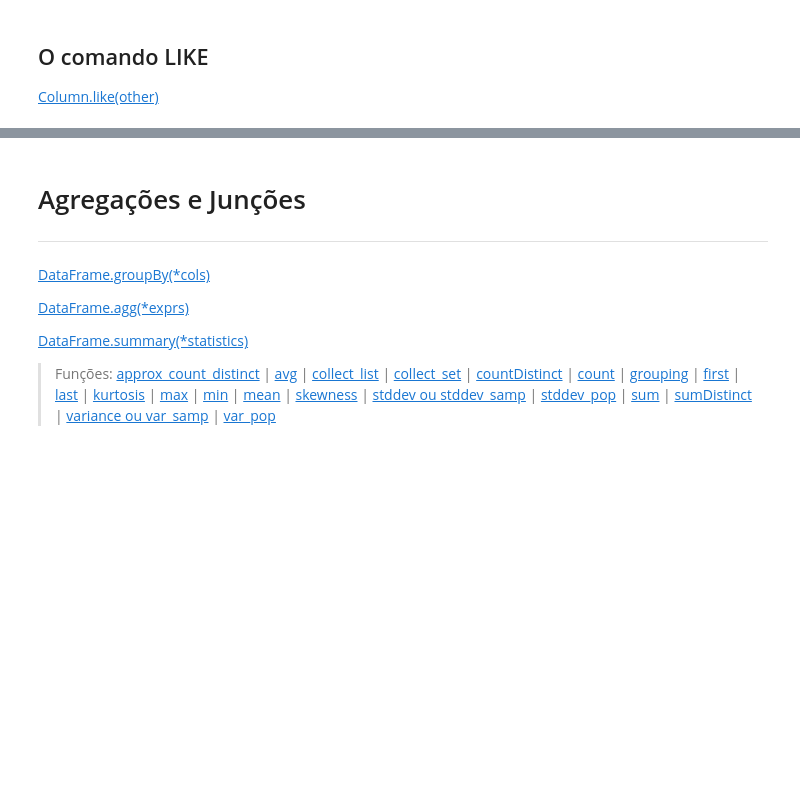
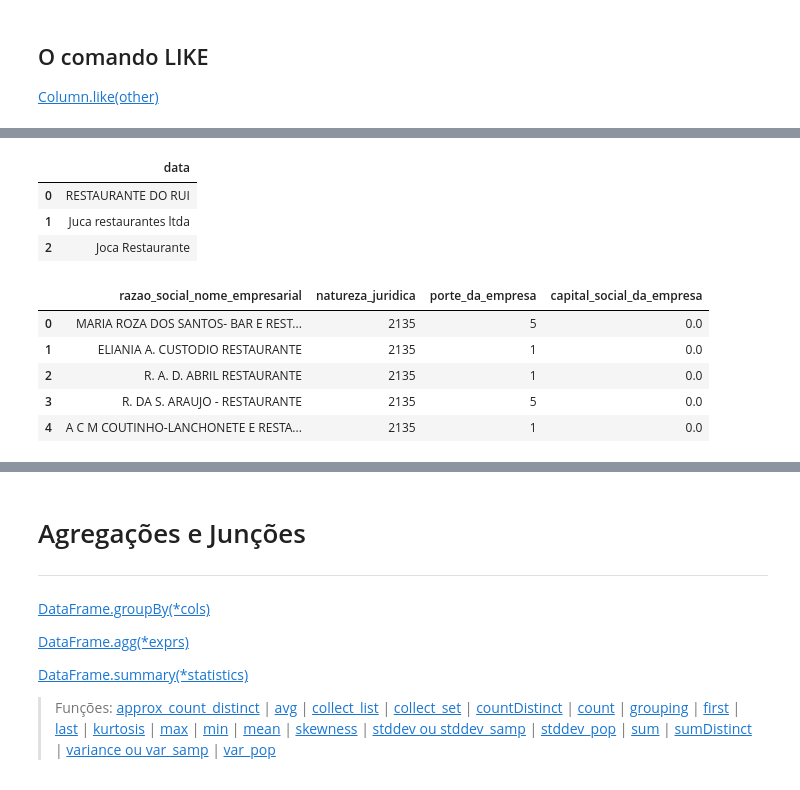
Before and after one commit to dandrade-silva/apache_spark, a Jupyter notebook: notebooks/aula0_projeto_spark.ipynb, the cells around one changed output, grey strips where cells are left out. Cells and saved outputs as stored; diff of their text form; code cells hidden in the pictures; blank space fills up the shorter version.

```diff
--- a/notebooks/aula0_projeto_spark.ipynb
+++ b/notebooks/aula0_projeto_spark.ipynb
@@ -537,0 +862,23 @@ df.toPandas()
+# %%
+# % é equvalente a um, nenhum ou vários caracteres
+df\
+    .where(f.upper(df.data).like('%RESTAURANTE%'))\
+    .toPandas()
+# %% [output]
+|  | data |
+| 0 | RESTAURANTE DO RUI |
+| 1 | Juca restaurantes ltda |
+| 2 | Joca Restaurante |
+# %%
+empresas\
+    .select('razao_social_nome_empresarial', 'natureza_juridica', 'porte_da_empresa', 'capital_social_da_empresa')\
+    .where(f.upper(empresas['razao_social_nome_empresarial']).like('%RESTAURANTE'))\
+    .limit(5)\
+    .toPandas()
+# %% [output]
+|  | razao_social_nome_empresarial | natureza_juridica | porte_da_empresa | capital_social_da_empresa |
+| 0 | MARIA ROZA DOS SANTOS- BAR E REST... | 2135 | 5 | 0.0 |
+| 1 | ELIANIA A. CUSTODIO RESTAURANTE | 2135 | 1 | 0.0 |
+| 2 | R. A. D. ABRIL RESTAURANTE | 2135 | 1 | 0.0 |
+| 3 | R. DA S. ARAUJO - RESTAURANTE | 2135 | 5 | 0.0 |
+| 4 | A C M COUTINHO-LANCHONETE E RESTA... | 2135 | 1 | 0.0 |
```
Also changed, not shown: parts of 36 cells of this notebook.
